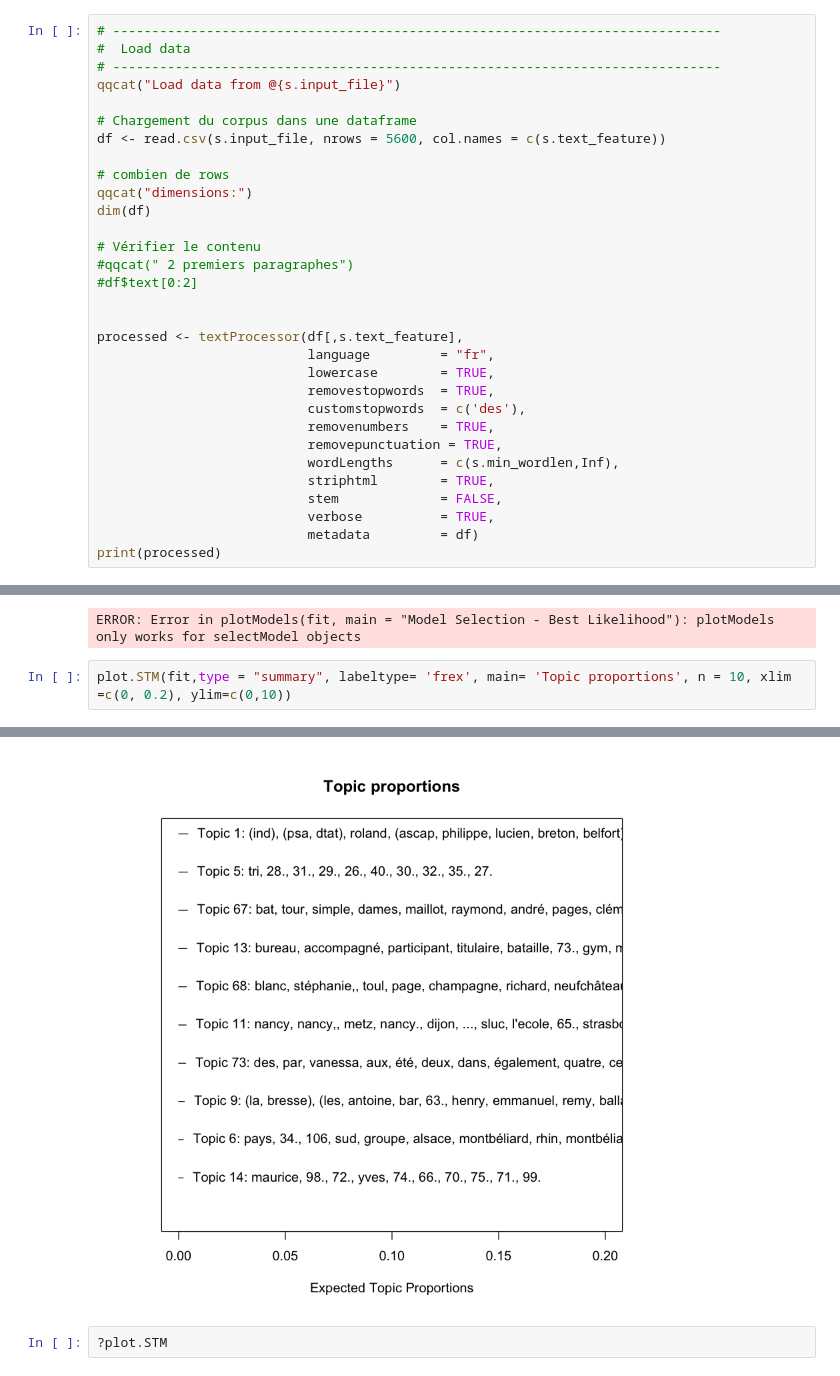
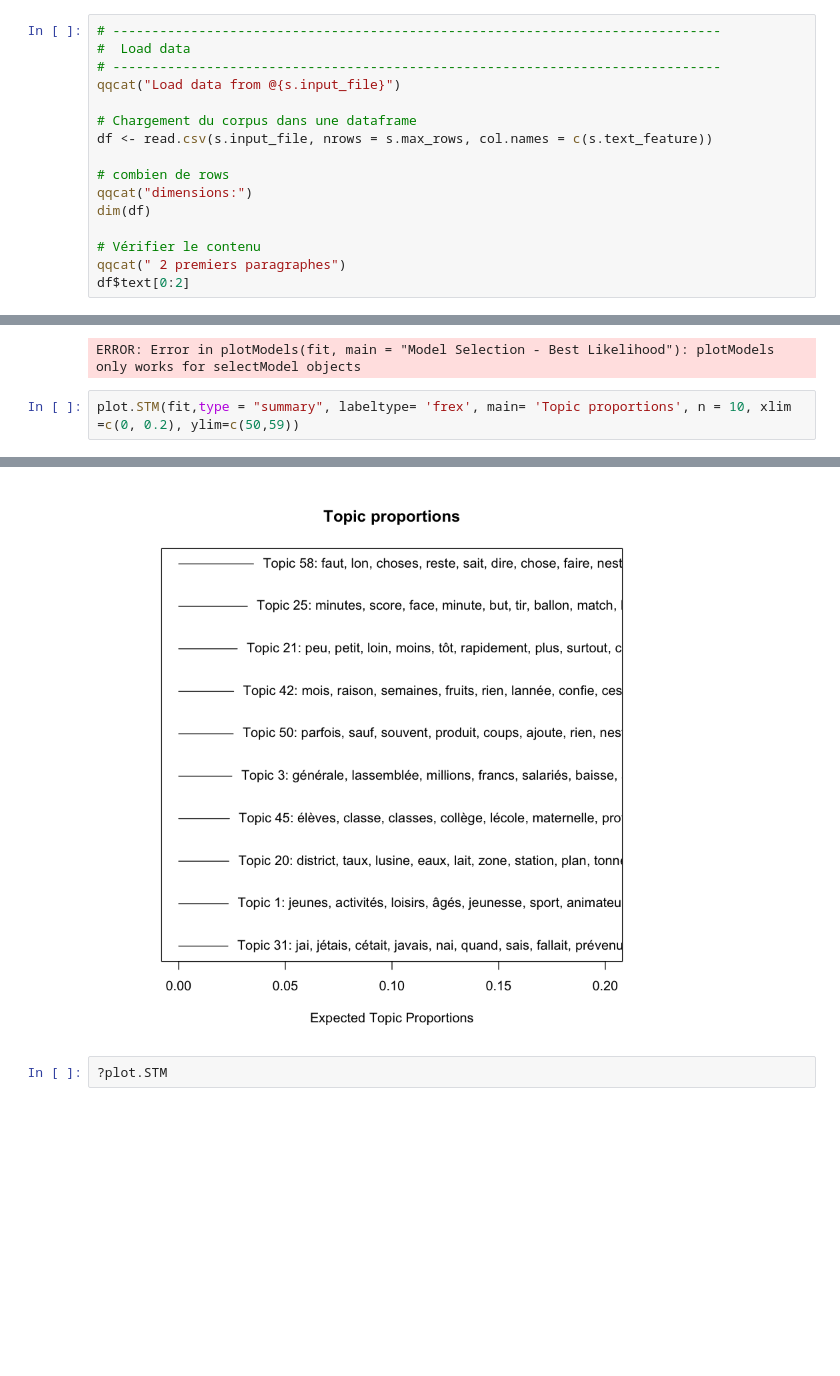
Before and after one commit to alexisperrier/UPEM-NUMI, a Jupyter notebook: lab02/notebooks/Topic Modeling in R with STM.ipynb, the cells around one changed output, grey strips where cells are left out. Drawn from its saved outputs; the diff is of its cells as text; blank space fills up the shorter version.

```diff
--- a/lab02/notebooks/Topic Modeling in R with STM.ipynb
+++ b/lab02/notebooks/Topic Modeling in R with STM.ipynb
@@ -41,28 +58,13 @@ source('config.R')
 qqcat("Load data from @{s.input_file}")
 
 # Chargement du corpus dans une dataframe
-df <- read.csv(s.input_file, nrows = 5600, col.names = c(s.text_feature))
+df <- read.csv(s.input_file, nrows = s.max_rows, col.names = c(s.text_feature))
 
 # combien de rows
 qqcat("dimensions:")
 dim(df)
 
 # Vérifier le contenu
-#qqcat(" 2 premiers paragraphes")
-#df$text[0:2]
-
-
-processed <- textProcessor(df[,s.text_feature],
-                           language         = "fr",
-                           lowercase        = TRUE,
-                           removestopwords  = TRUE,
-                           customstopwords  = c('des'),
-                           removenumbers    = TRUE,
-                           removepunctuation = TRUE,
-                           wordLengths      = c(s.min_wordlen,Inf),
-                           striphtml        = TRUE,
-                           stem             = FALSE,
-                           verbose          = TRUE,
-                           metadata         = df)
-print(processed)
+qqcat(" 2 premiers paragraphes")
+df$text[0:2]
 # %% [output]
@@ -190,6 +185,6 @@ plotModels(fit, main='Model Selection - Best Likelihood')
 # %% [output]
 ERROR: Error in plotModels(fit, main = "Model Selection - Best Likelihood"): plotModels only works for selectModel objects
 # %%
-plot.STM(fit,type = "summary", labeltype= 'frex', main= 'Topic proportions', n = 10, xlim =c(0, 0.2), ylim=c(0,10))
+plot.STM(fit,type = "summary", labeltype= 'frex', main= 'Topic proportions', n = 10, xlim =c(0, 0.2), ylim=c(50,59))
 # %% [output]
 Warning message in text.default(frequency[invrank[i]] + min(2 * max(frequency), :
@@ -200,3 +193,3 @@ Warning message in text.default(frequency[invrank[i]] + min(2 * max(frequency),
-[figure, old version]
+[figure, new version]
 # %%
 ?plot.STM
```
Also changed, not shown: parts of 7 cells of this notebook, 4 other files.
